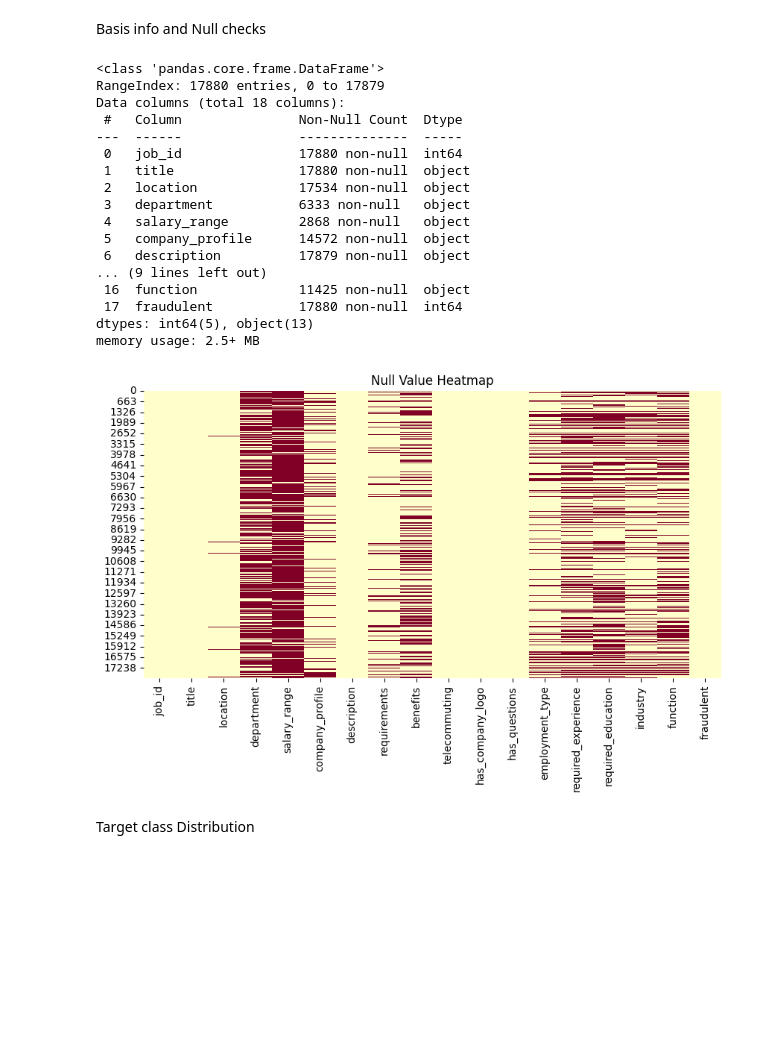
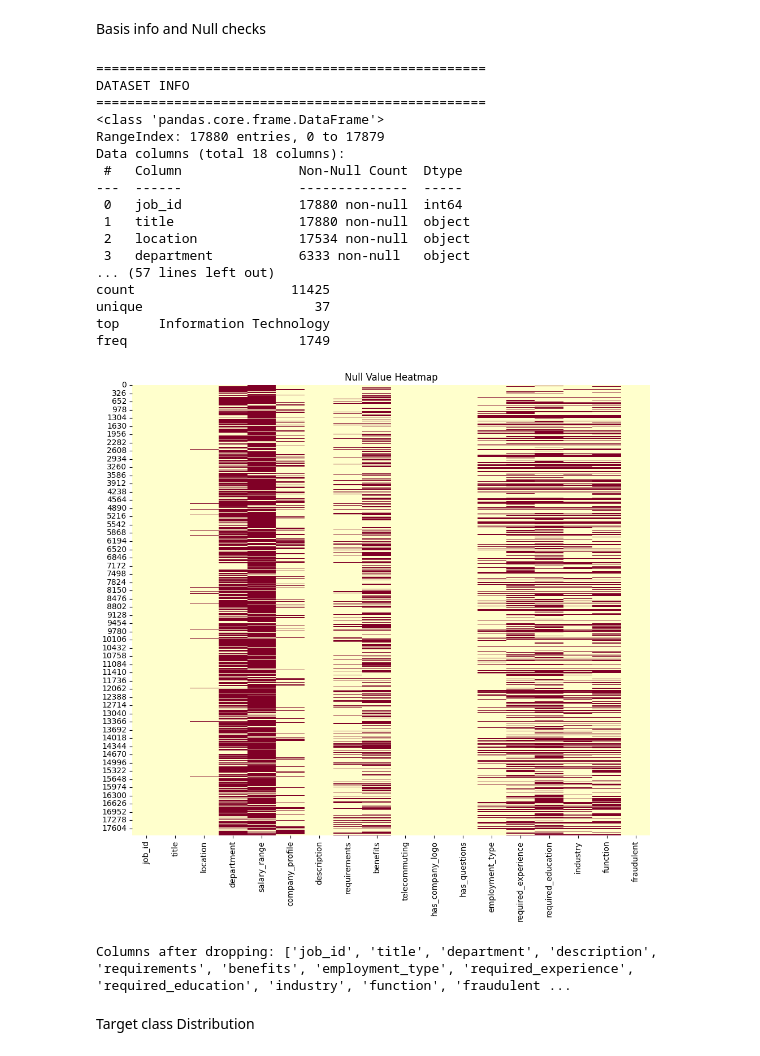
Before and after one commit to hhsksonu/fake-job-detector-using-nlp, a Jupyter notebook: notebooks/01_eda.ipynb, the cells around one changed output. Saved outputs shown, nothing was run; the diff lists cells and outputs as text; code cells hidden in the pictures; blank space fills up the shorter version.

```diff
--- a/notebooks/01_eda.ipynb
+++ b/notebooks/01_eda.ipynb
@@ -46,0 +90,8 @@ df.head()
+# %%
+from pathlib import Path
+
+BASE_DIR = Path.cwd().parent
+df = pd.read_csv(BASE_DIR / "data" / "fake_job_postings.csv")
+
+print(f"Dataset shape: {df.shape}")
+df.head()
@@ -47,37 +106,45 @@ df.head()
 # %% [markdown]
 Basis info and Null checks
 # %%
-#basic info
+print("="*50)
+print("DATASET INFO")
+print("="*50)
 df.info()
-df.describe(include='object')
+print("\n" + "="*50)
+print("OBJECT COLUMNS DESCRIPTION")
+print("="*50)
+print(df.describe(include='object'))
 
-#null value heatmap
-plt.figure(figsize=(10,5))
+plt.figure(figsize=(10,10))
 sns.heatmap(df.isnull(), cbar=False, cmap="YlOrRd")
 plt.title("Null Value Heatmap")
+plt.tight_layout()
 plt.show()
 # %% [output]
+==================================================
+DATASET INFO
+==================================================
 <class 'pandas.core.frame.DataFrame'>
 RangeIndex: 17880 entries, 0 to 17879
 Data columns (total 18 columns):
  #   Column               Non-Null Count  Dtype
 ---  ------               --------------  -----
  0   job_id               17880 non-null  int64
  1   title                17880 non-null  object
  2   location             17534 non-null  object
  3   department           6333 non-null   object
- 4   salary_range         2868 non-null   object
- 5   company_profile      14572 non-null  object
- 6   description          17879 non-null  object
-... (9 lines left out)
- 16  function             11425 non-null  object
- 17  fraudulent           17880 non-null  int64
-dtypes: int64(5), object(13)
-memory usage: 2.5+ MB
+... (57 lines left out)
+count                    11425
+unique                      37
+top     Information Technology
+freq                      1749
-[figure, old version]
+[figure, new version]
 # %%
-#drop column with too many missing values or irrelevent info
-df.drop(['location', 'salary_range', 'company_profile', 'telecommuting', 'has_company_logo', 'has_questions'],axis=1, inplace=True)
+df.drop(['location', 'salary_range', 'company_profile', 'telecommuting',
+         'has_company_logo', 'has_questions'], axis=1, inplace=True)
+print(f"Columns after dropping: {df.columns.tolist()}")
+# %% [output]
+Columns after dropping: ['job_id', 'title', 'department', 'description', 'requirements', 'benefits', 'employment_type', 'required_experience', 'required_education', 'industry', 'function', 'fraudulent ...
 # %% [markdown]
 Target class Distribution
 # %%
```
Also changed, not shown: parts of 17 cells of this notebook, 17 other files.
